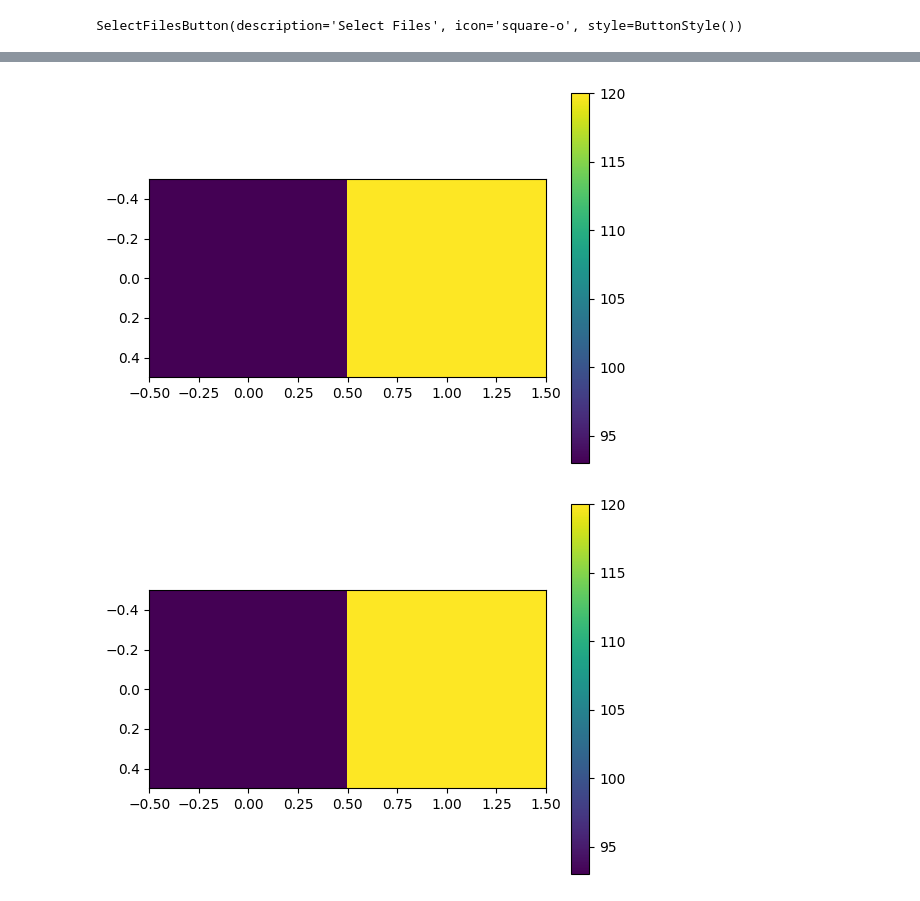
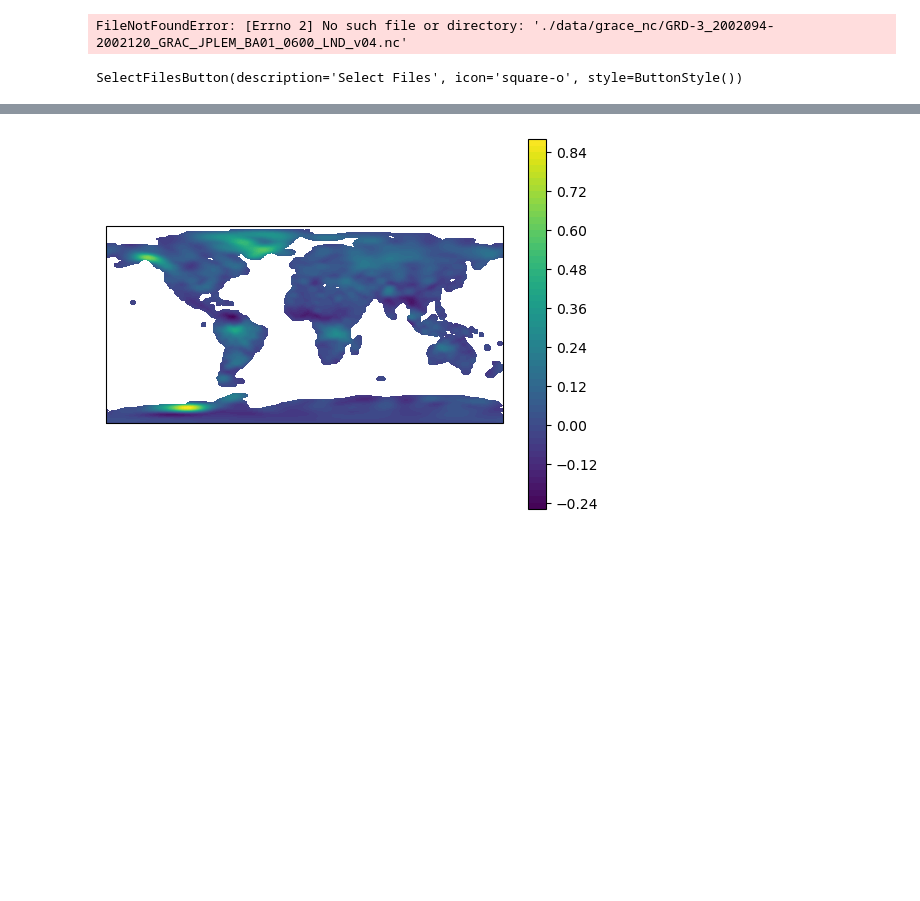
Before and after one commit to Feng96/rasterarea, a Jupyter notebook: docs/examples/toolbar_test.ipynb, the cells around one changed output, grey strips where cells are left out. Drawn from its saved outputs; the diff is of its cells as text; code cells hidden in the pictures; blank space fills up the shorter version.

```diff
--- a/docs/examples/toolbar_test.ipynb
+++ b/docs/examples/toolbar_test.ipynb
@@ -52,8 +50,10 @@ class SelectFilesButton(widgets.Button):
         b.icon = "check-square-o"
         b.style.button_color = "lightgreen"
 # %%
-fn = 'data/grace_nc/GRD-3_2002094-2002120_GRAC_JPLEM_BA01_0600_LND_v04.nc'
+fn = './data/grace_nc/test1.nc'
 ds = nc.Dataset(fn)
+# %% [output]
+FileNotFoundError: [Errno 2] No such file or directory: './data/grace_nc/GRD-3_2002094-2002120_GRAC_JPLEM_BA01_0600_LND_v04.nc'
 # %%
 print(ds)
 # %%
@@ -239,44 +239,49 @@ class Toolbar:
 
     def update_dropdown(self):
         if len(self.ds_list) > 0:
-            self.layerselector.options = self.ds_list
-            self.layerselector.value = self.ds_list[0]
+            file_names = [os.path.basename(file_path) for file_path in self.ds_list]
+            self.layerselector.options = file_names
+            self.layerselector.value = file_names[0]
         else:
             self.layerselector.options = ["No file uploaded"]
             self.layerselector.value = None
 
     def read_and_plot_file(self, file_path):
         if file_path.endswith(".nc"):
             ds = nc.Dataset(file_path)
-            lat = ds.variables['latitude'][:]
-            lon = ds.variables['longitude'][:]
-            data = ds.variables[var][:]
-            lons,lats= np.meshgrid(lon-180,lat)
+            lat = ds.variables['lat'][:]
+            lon = ds.variables['lon'][:]
+            var = ds.variables['lwe_thickness'][:]
+            var = var.reshape((len(lat), len(lon)))
+            lons,lats= np.meshgrid(lon,lat)
+            ax = plt.axes(projection=ccrs.PlateCarree())
 
         elif file_path.endswith(".tif"):
             with rasterio.open(file_path) as ds:
                 data = ds.read(1)  # Assume you want to read the first band
         else:
             print("File type not supported")
             return
 
-        plt.figure()
-        map = Basemap()
+
+        plt.contourf(lons, lats, var, 60, transform=ccrs.PlateCarree())
+        plt.colorbar()
         plt.show()
 
     def plot(self, event=None):
-        selected_file = self.layerselector.value
-        self.read_and_plot_file(selected_file)
+        selected_file_name = self.layerselector.value
+        selected_file_index = self.layerselector.options.index(selected_file_name)
+        selected_file_path = self.ds_list[selected_file_index]
+        self.read_and_plot_file(selected_file_path)
 
     def save(self, event=None):
         plt.savefig(f"test.png", dpi=600)
         print(f"Plot saved as test.png")
 
 toolbar = Toolbar()
 # %% [output]
 SelectFilesButton(description='Select Files', icon='square-o', style=ButtonStyle())
 [interactive output not drawn]
 [interactive output not drawn]
 [interactive output not drawn]
-[figure, old version]
+[figure, new version]
-[figure, removed]
```
Also changed, not shown: parts of 5 cells of this notebook.
